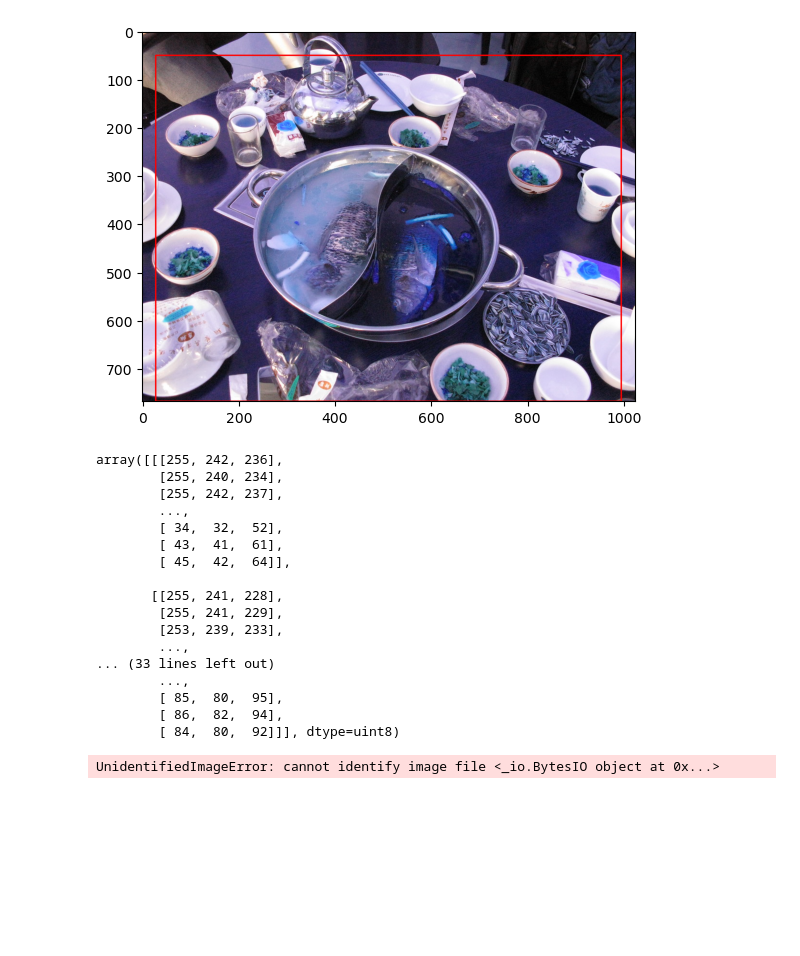
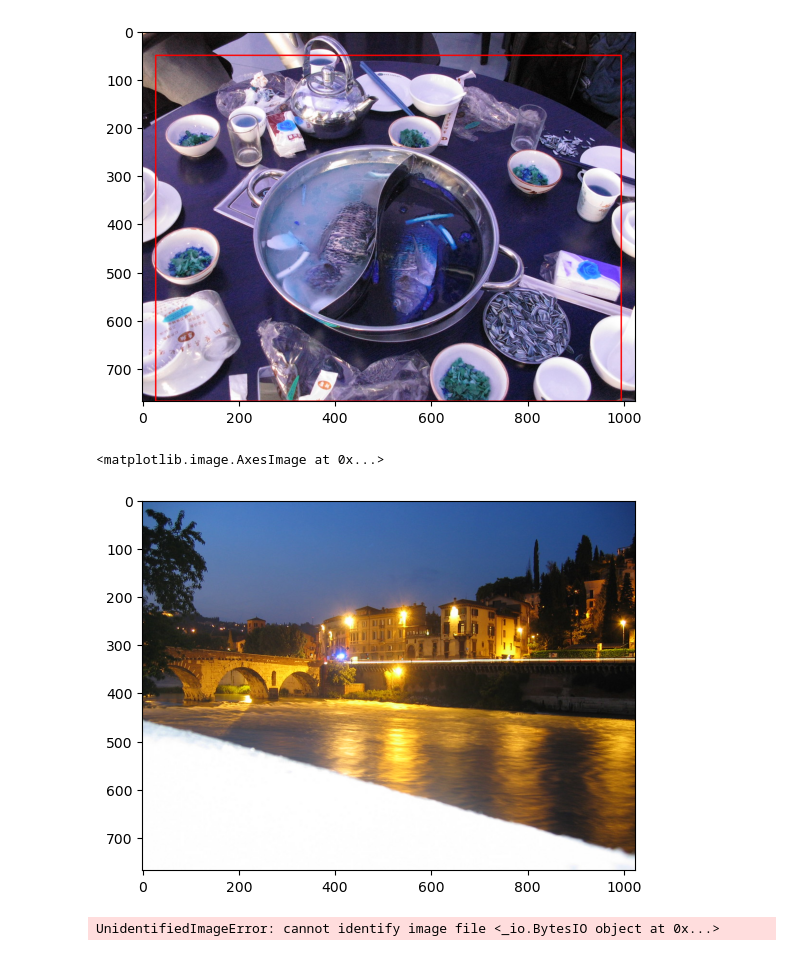
Before and after one commit to zakaria-narjis/ai-photo-cropper, a Jupyter notebook: backend/comp-cropping/test_crop.ipynb, the cells around one changed output. Saved outputs shown, nothing was run; the diff lists cells and outputs as text; code cells hidden in the pictures; blank space fills up the shorter version.

```diff
--- a/backend/comp-cropping/test_crop.ipynb
+++ b/backend/comp-cropping/test_crop.ipynb
@@ -84,26 +84,24 @@ plt.imshow(img)
 # %% [output]
 <matplotlib.image.AxesImage at 0x...>
 [figure]
-# %%
-img
-# %% [output]
-array([[[255, 242, 236],
-        [255, 240, 234],
-        [255, 242, 237],
-        ...,
-        [ 34,  32,  52],
-        [ 43,  41,  61],
-        [ 45,  42,  64]],
-
-       [[255, 241, 228],
-        [255, 241, 229],
-        [253, 239, 233],
-        ...,
-... (33 lines left out)
-        ...,
-        [ 85,  80,  95],
-        [ 86,  82,  94],
-        [ 84,  80,  92]]], dtype=uint8)
+# %%
+from PIL import Image, ImageDraw
+import numpy as np
+img = Image.open('sample.jpg' )
+draw = ImageDraw.Draw(img.copy())
+bbox = {
+  "x1": 7,
+  "y1": 38,
+  "x2": 1019,
+  "y2": 567
+}
+draw.rectangle(((bbox["x1"], bbox["y1"]),(bbox["x2"], bbox["y2"])), outline='Red')
+import matplotlib.pyplot as plt
+# print(np.array(img))
+plt.imshow(img)
+# %% [output]
+<matplotlib.image.AxesImage at 0x...>
+[figure, added]
 # %%
 import io
 a=io.BytesIO()
```
Also changed, not shown: 2 other files.
